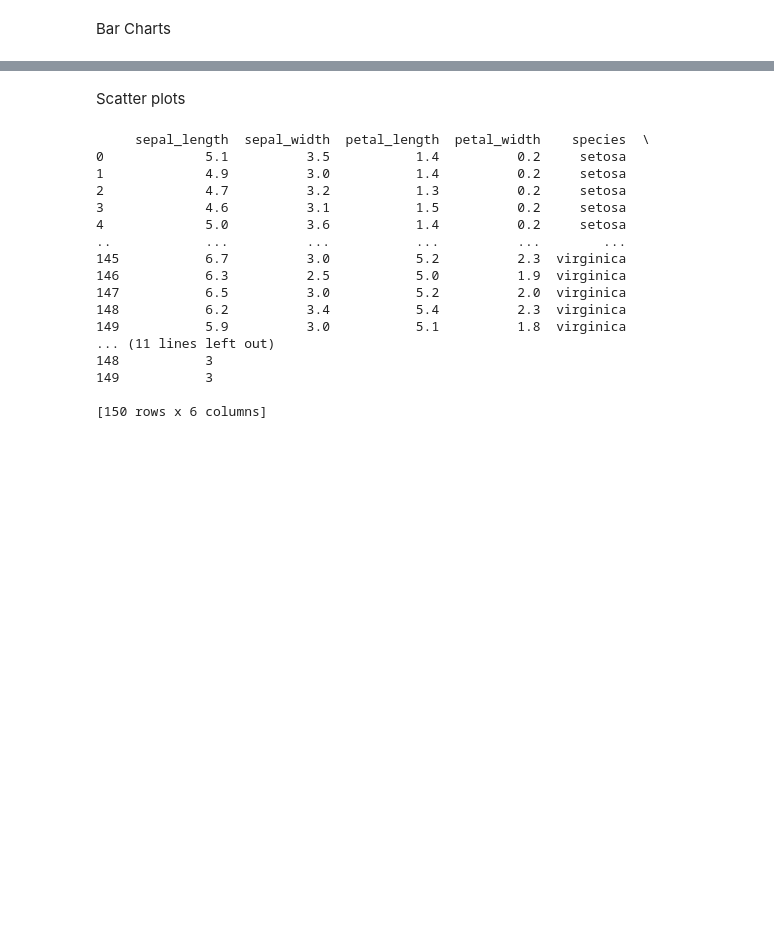
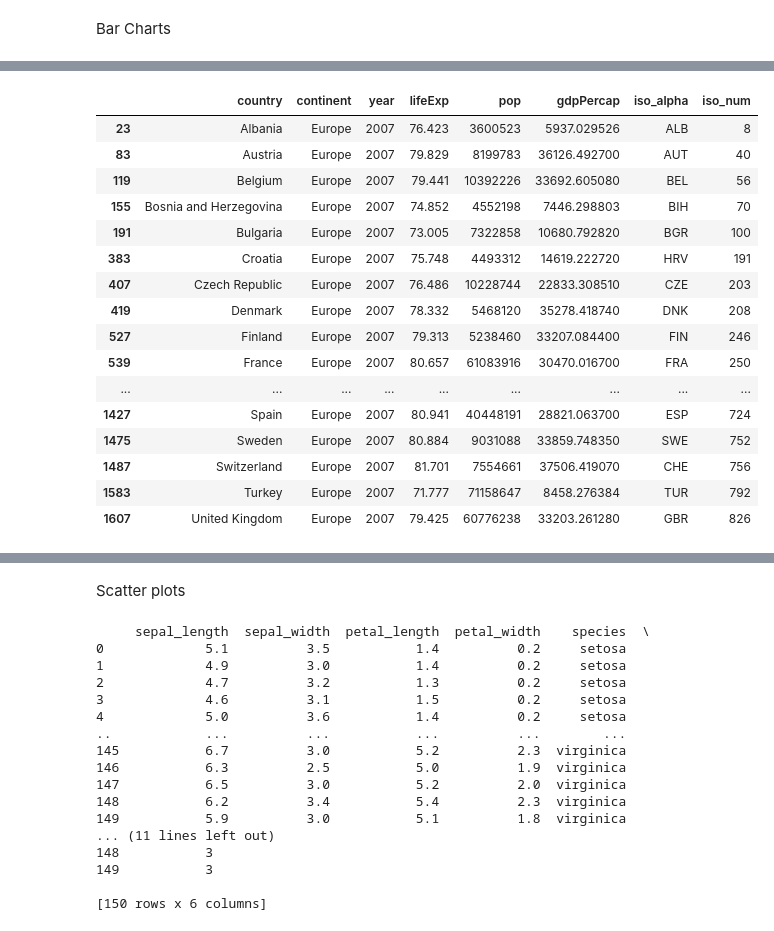
Before and after one commit to Steinbloum/btcanal, a Jupyter notebook: test.ipynb, the cells around one changed output, grey strips where cells are left out. Cells and saved outputs as stored; diff of their text form; code cells hidden in the pictures; blank space fills up the shorter version.

```diff
--- a/test.ipynb
+++ b/test.ipynb
@@ -43,6 +43,27 @@ labels={'tip': 'Tip Ammount '})
 px.bar(df_tips, x='sex', y='total_bill', color='smoker', barmode='group')
 # %% [output]
 [interactive output not drawn]
+# %%
+df_europe = px.data.gapminder().query("continent == 'Europe' and year == 2007 and pop > 2.e6")
+df_europe
+# %% [output]
+|  | country | continent | year | lifeExp | pop | gdpPercap | iso_alpha | iso_num |
+| 23 | Albania | Europe | 2007 | 76.423 | 3600523 | 5937.029526 | ALB | 8 |
+| 83 | Austria | Europe | 2007 | 79.829 | 8199783 | 36126.492700 | AUT | 40 |
+| 119 | Belgium | Europe | 2007 | 79.441 | 10392226 | 33692.605080 | BEL | 56 |
+| 155 | Bosnia and Herzegovina | Europe | 2007 | 74.852 | 4552198 | 7446.298803 | BIH | 70 |
+| 191 | Bulgaria | Europe | 2007 | 73.005 | 7322858 | 10680.792820 | BGR | 100 |
+| 383 | Croatia | Europe | 2007 | 75.748 | 4493312 | 14619.222720 | HRV | 191 |
+| 407 | Czech Republic | Europe | 2007 | 76.486 | 10228744 | 22833.308510 | CZE | 203 |
+| 419 | Denmark | Europe | 2007 | 78.332 | 5468120 | 35278.418740 | DNK | 208 |
+| 527 | Finland | Europe | 2007 | 79.313 | 5238460 | 33207.084400 | FIN | 246 |
+| 539 | France | Europe | 2007 | 80.657 | 61083916 | 30470.016700 | FRA | 250 |
+| ... | ... | ... | ... | ... | ... | ... | ... | ... |
+| 1427 | Spain | Europe | 2007 | 80.941 | 40448191 | 28821.063700 | ESP | 724 |
+| 1475 | Sweden | Europe | 2007 | 80.884 | 9031088 | 33859.748350 | SWE | 752 |
+| 1487 | Switzerland | Europe | 2007 | 81.701 | 7554661 | 37506.419070 | CHE | 756 |
+| 1583 | Turkey | Europe | 2007 | 71.777 | 71158647 | 8458.276384 | TUR | 792 |
+| 1607 | United Kingdom | Europe | 2007 | 79.425 | 60776238 | 33203.261280 | GBR | 826 |
 # %%
 
 
```
Also changed, not shown: parts of 1 cell of this notebook, 2 other files.
